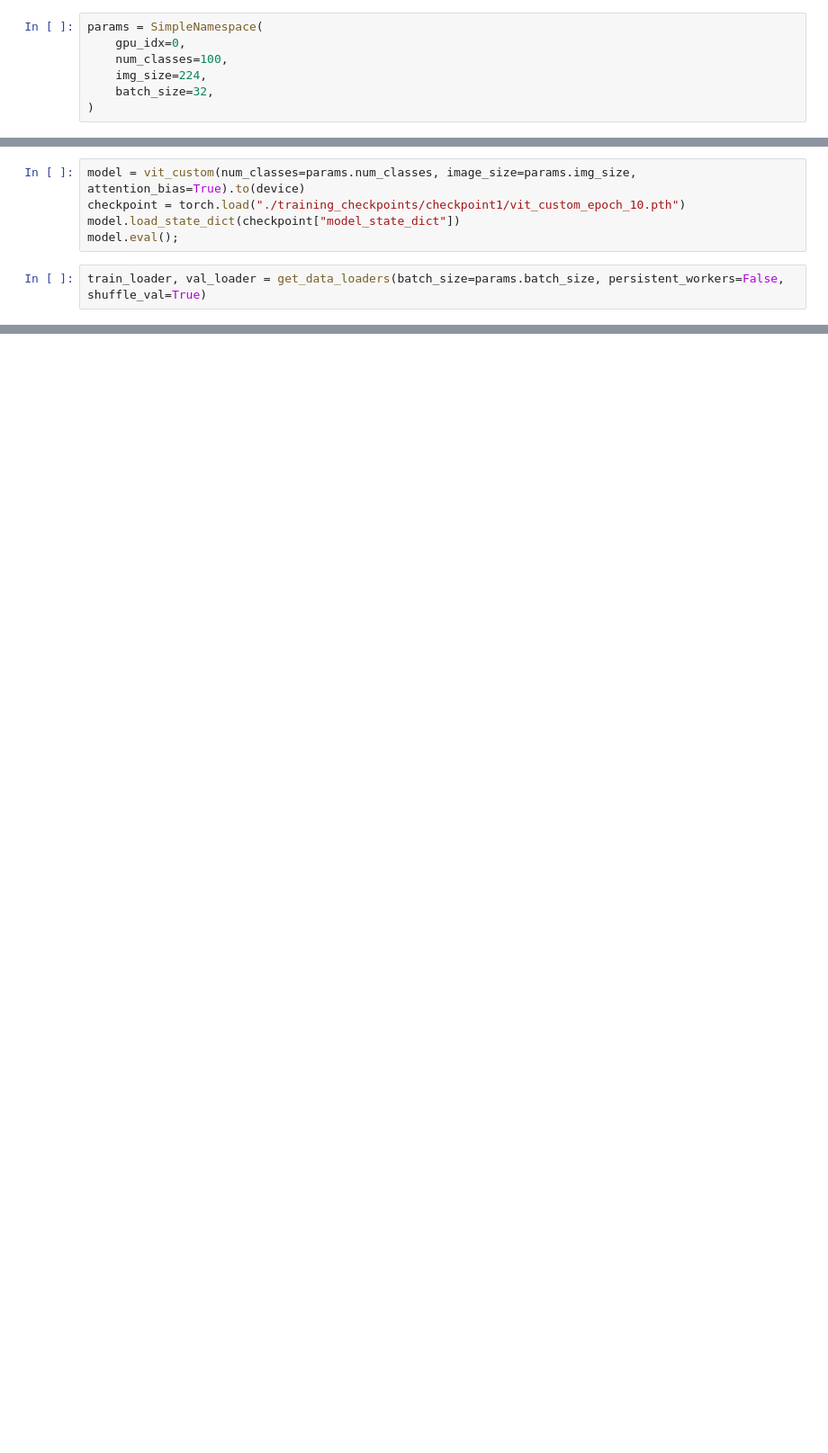
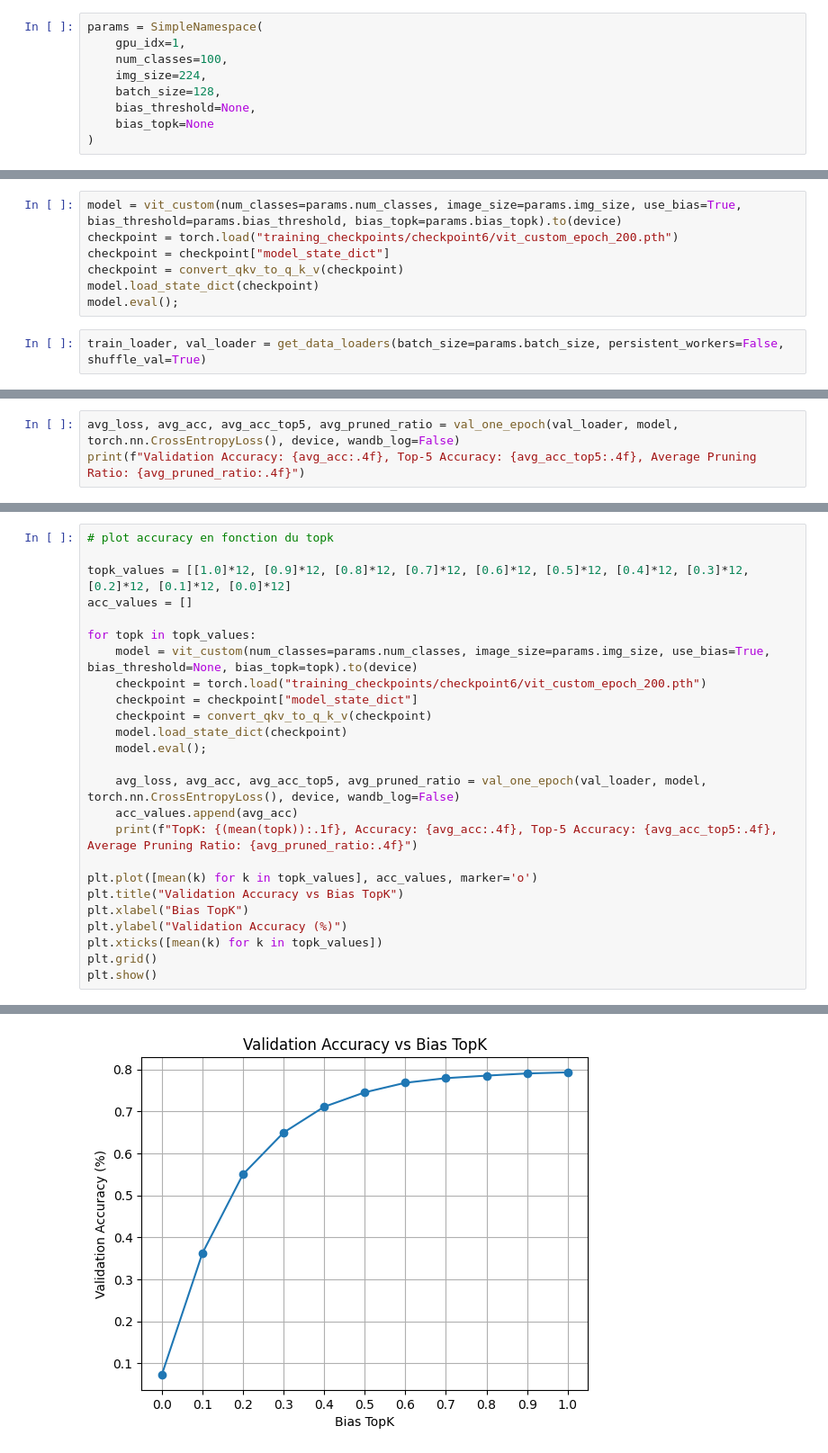
Before and after one commit to Carlosss543/attention-with-bias, a Jupyter notebook: forward_pruning.ipynb, the cells around one changed output, grey strips where cells are left out. Shown at 90% size. Cells and saved outputs as stored; diff of their text form; blank space fills up the shorter version.

Commit message:
amélioration de custom attention et autres changements

```diff
--- a/forward_pruning.ipynb
+++ b/forward_pruning.ipynb
@@ -10,9 +12,11 @@ import matplotlib.pyplot as plt
 # %%
 params = SimpleNamespace(
-    gpu_idx=0,
+    gpu_idx=1,
     num_classes=100,
     img_size=224,
-    batch_size=32,
+    batch_size=128,
+    bias_threshold=None,
+    bias_topk=None
 )
 # %%
 print("Number of visible GPUs :", torch.cuda.device_count())
@@ -40,7 +45,9 @@ Device: cuda:0 NVIDIA GeForce RTX 2080
 # %%
-model = vit_custom(num_classes=params.num_classes, image_size=params.img_size, attention_bias=True).to(device)
-checkpoint = torch.load("./training_checkpoints/checkpoint1/vit_custom_epoch_10.pth")
-model.load_state_dict(checkpoint["model_state_dict"])
+model = vit_custom(num_classes=params.num_classes, image_size=params.img_size, use_bias=True, bias_threshold=params.bias_threshold, bias_topk=params.bias_topk).to(device)
+checkpoint = torch.load("training_checkpoints/checkpoint6/vit_custom_epoch_200.pth")
+checkpoint = checkpoint["model_state_dict"]
+checkpoint = convert_qkv_to_q_k_v(checkpoint)
+model.load_state_dict(checkpoint)
 model.eval();
 # %%
 train_loader, val_loader = get_data_loaders(batch_size=params.batch_size, persistent_workers=False, shuffle_val=True)
@@ -164,0 +54,3 @@ Difference with top-90 tokens over 16 batches: 0.127646, Accuracy: 0.3848, Top-5
+# %%
+avg_loss, avg_acc, avg_acc_top5, avg_pruned_ratio = val_one_epoch(val_loader, model, torch.nn.CrossEntropyLoss(), device, wandb_log=False)
+print(f"Validation Accuracy: {avg_acc:.4f}, Top-5 Accuracy: {avg_acc_top5:.4f}, Average Pruning Ratio: {avg_pruned_ratio:.4f}")
@@ -164,0 +59,26 @@ Difference with top-90 tokens over 16 batches: 0.127646, Accuracy: 0.3848, Top-5
+# %%
+# plot accuracy en fonction du topk
+
+topk_values = [[1.0]*12, [0.9]*12, [0.8]*12, [0.7]*12, [0.6]*12, [0.5]*12, [0.4]*12, [0.3]*12, [0.2]*12, [0.1]*12, [0.0]*12]
+acc_values = []
+
+for topk in topk_values:
+    model = vit_custom(num_classes=params.num_classes, image_size=params.img_size, use_bias=True, bias_threshold=None, bias_topk=topk).to(device)
+    checkpoint = torch.load("training_checkpoints/checkpoint6/vit_custom_epoch_200.pth")
+    checkpoint = checkpoint["model_state_dict"]
+    checkpoint = convert_qkv_to_q_k_v(checkpoint)
+    model.load_state_dict(checkpoint)
+    model.eval();
+
+    avg_loss, avg_acc, avg_acc_top5, avg_pruned_ratio = val_one_epoch(val_loader, model, torch.nn.CrossEntropyLoss(), device, wandb_log=False)
+    acc_values.append(avg_acc)
+    print(f"TopK: {(mean(topk)):.1f}, Accuracy: {avg_acc:.4f}, Top-5 Accuracy: {avg_acc_top5:.4f}, Average Pruning Ratio: {avg_pruned_ratio:.4f}")
+
+plt.plot([mean(k) for k in topk_values], acc_values, marker='o')
+plt.title("Validation Accuracy vs Bias TopK")
+plt.xlabel("Bias TopK")
+plt.ylabel("Validation Accuracy (%)")
+plt.xticks([mean(k) for k in topk_values])
+plt.grid()
+plt.show()
+# %% [output]
@@ -164,0 +96 @@ Difference with top-90 tokens over 16 batches: 0.127646, Accuracy: 0.3848, Top-5
+[figure, added]
```
Also changed, not shown: parts of 7 cells of this notebook, 6 other files.
